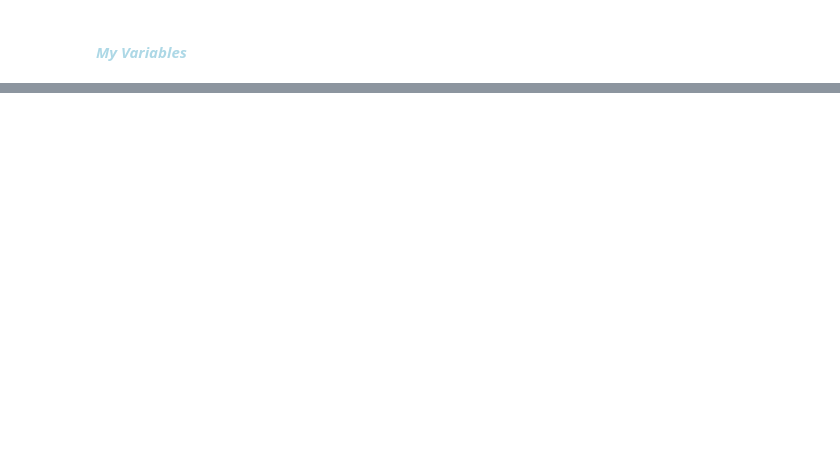
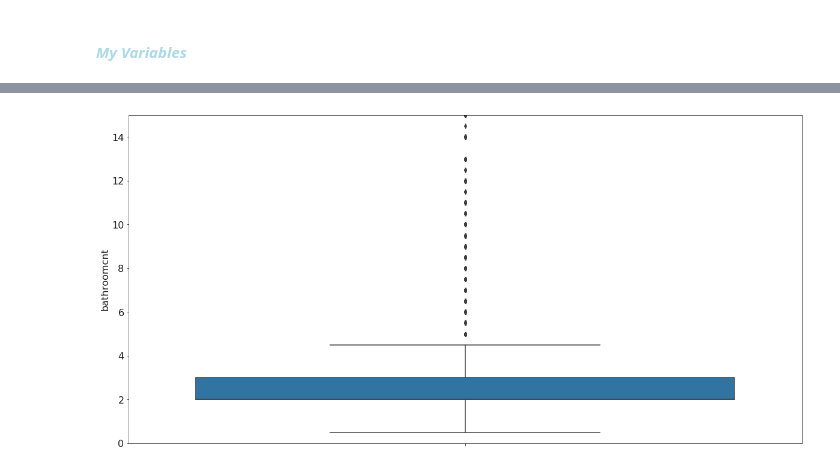
Before and after one commit to efuller11/Thinkful, a Jupyter notebook: Capstone Housing Market.ipynb, the cells around one changed output, grey strips where cells are left out. Cells and saved outputs as stored; diff of their text form; code cells hidden in the pictures; blank space fills up the shorter version.

```diff
--- a/Capstone Housing Market.ipynb
+++ b/Capstone Housing Market.ipynb
@@ -188,0 +97,6 @@ dtype: float64
+# %%
+sns.boxplot(y= bedrooms)
+plt.ylim(0, 15)
+plt.show()
+# %% [output]
+[figure, added]
```
Also changed, not shown: parts of 47 cells of this notebook.
